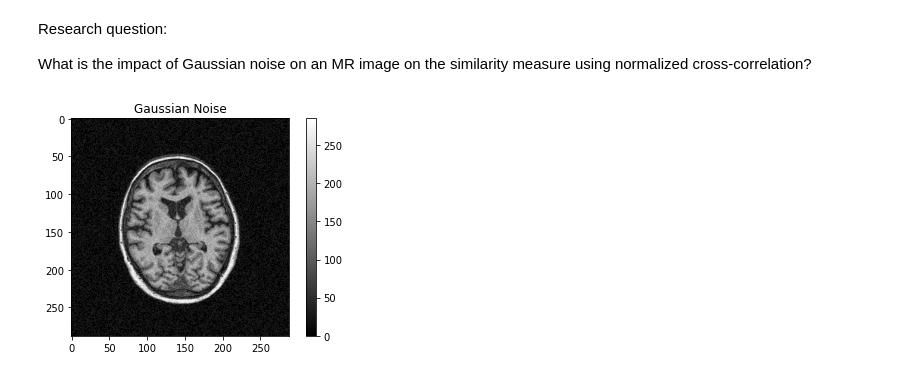
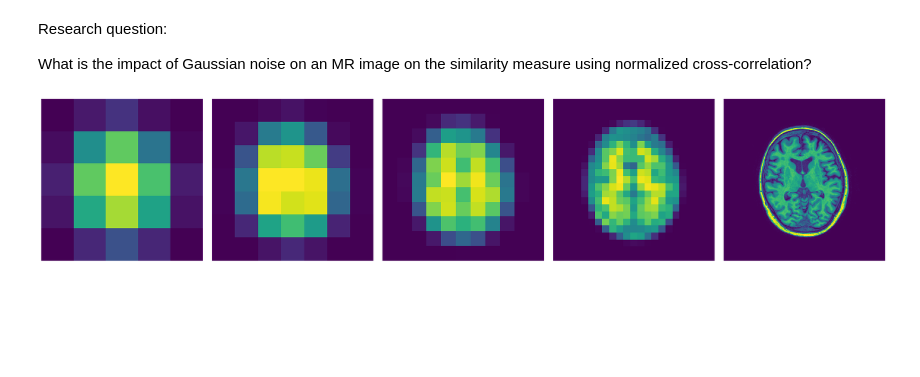
Before and after one commit to LarsvanSprang/8be030-13, a Jupyter notebook: main.ipynb, the cells around one changed output. Cells and saved outputs as stored; diff of their text form; code cells hidden in the pictures; blank space fills up the shorter version.

Commit message:
downscaler stack function

```diff
--- a/main.ipynb
+++ b/main.ipynb
@@ -102,12 +103,19 @@ What is the impact of Gaussian noise on an MR image on the similarity measure us
 # %%
 sIm = 'image_data/3_2_t1.tif'
 tIm = plt.imread(sIm)
-noise_im = project1.gauss_noise_gen(0,500,tIm)
 
-plt.imshow(tIm)
-plt.imshow(tIm + noise_im, cmap='gray')
-plt.title("Gaussian Noise")
-plt.colorbar()
+stack = project1.downsampler(4, 50, tIm);
+
+num_images = len(stack)
+
+# Create a figure with a row of subplots
+fig, axs = plt.subplots(1, num_images, figsize=(5 * num_images, 5))
+
+for i, img in enumerate(stack):
+    axs[i].imshow(img)
+    axs[i].axis('off')  # Hide axes
+
+plt.tight_layout()
 plt.show()
 # %% [output]
-[figure, old version]
+[figure, new version]
```
Also changed, not shown: parts of 2 cells of this notebook, 1 other file.
